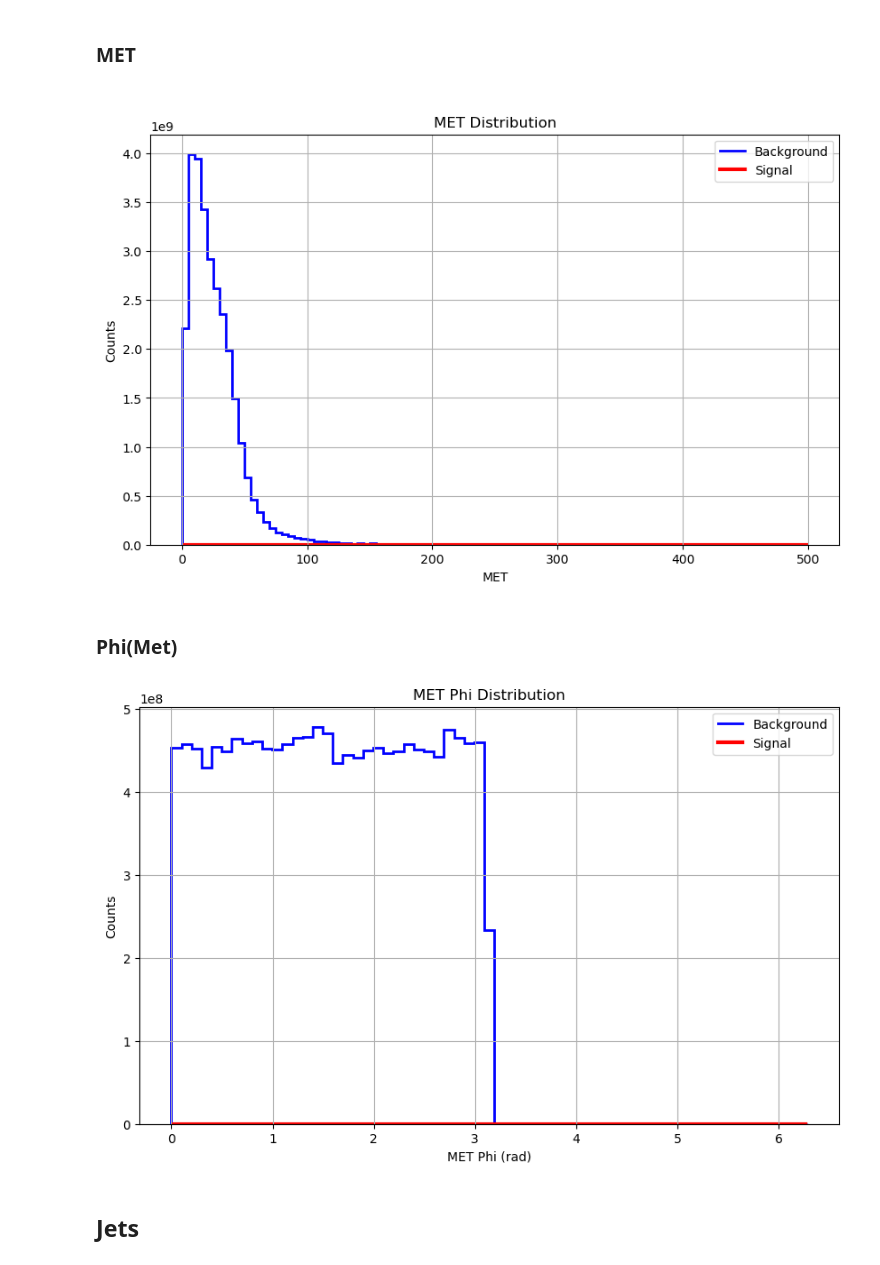
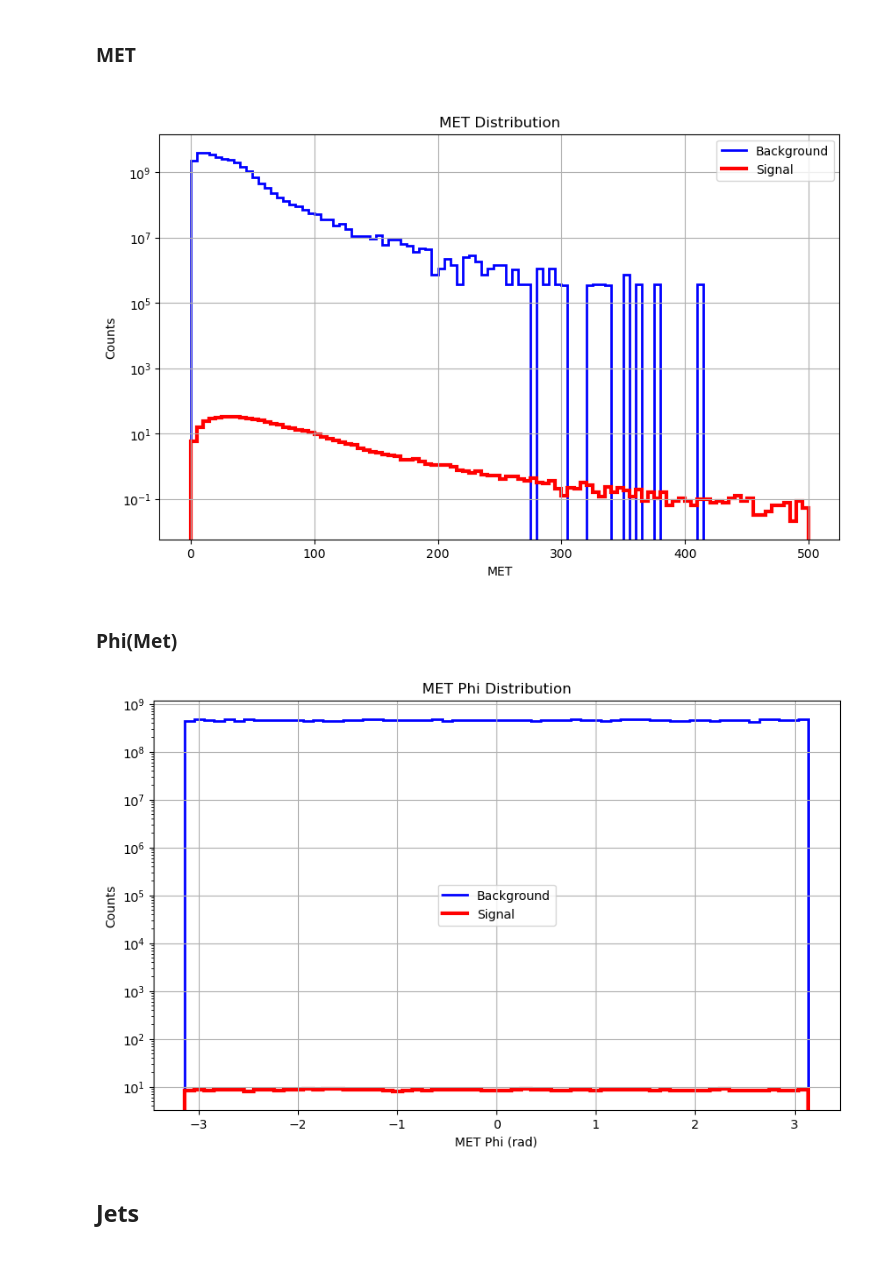
Before and after one commit to MarioPardo/UDEA_HEP_Analysis, a Jupyter notebook: data/AnalysisTemplate.ipynb, the cells around one changed output. Drawn from its saved outputs; the diff is of its cells as text; code cells hidden in the pictures.

```diff
--- a/data/AnalysisTemplate.ipynb
+++ b/data/AnalysisTemplate.ipynb
@@ -45,7 +45,7 @@ binning = {
     "Delta_Eta": {"range": (0, 10), "bins": 100},  # (10 - 0) / 0.1 = 100 bins
     "Transverse": {"range": (0, 500), "bins": 100},  # (2000 - 500) / 20 = 75 bins
     "Eta": {"range": (-5, 5), "bins": 100},  # (5 - (-5)) / 0.1 = 100 bins
-    "Phi": {"range": (0, 2 * np.pi), "bins": 63},  # (2 * pi - 0) / 0.1 = 63 bins
+    "Phi": {"range": (-(np.pi), np.pi), "bins": 63},
     "Invariant": {"range": (50, 3000), "bins": 148}  # (3000 - 50) / 20 = 147.5, rounded to 148 bins
 }
 # %% [markdown]
@@ -99,34 +99,35 @@ for folder_name in os.listdir(current_dir):
 plt.figure(figsize=(10, 6))
 
 # Background histogram
 plt.stairs(
     met_hist_background.values(),
     met_hist_background.axes[0].edges,
     color='blue',
     label='Background',
     linewidth=2
 )
 
 # Signal histogram
 plt.stairs(
     met_hist_signal.values(),
     met_hist_signal.axes[0].edges,
     color='red',
     label='Signal',
     linewidth=3
 )
 
 # Add labels and legend
 plt.xlabel('MET')
 plt.ylabel('Counts')
+plt.yscale('log')
 plt.title('MET Distribution')
 plt.legend()
 plt.grid(True)
 
 # Show the plot
 plt.show()
 # %% [output]
-[figure, old version]
+[figure, new version]
 # %% [markdown]
 <h3> Phi(Met) </h3>
 # %%
@@ -196,6 +197,7 @@ plt.stairs(
 # Add labels and legend
 plt.xlabel('MET Phi (rad)')
 plt.ylabel('Counts')
+plt.yscale('log')
 plt.title('MET Phi Distribution')
 plt.legend()
 plt.grid(True)
@@ -203,7 +205,7 @@ plt.grid(True)
 # Show the plot
 plt.show()
 # %% [output]
-[figure, old version]
+[figure, new version]
 # %% [markdown]
 <h2> Jets </h2>
 # %% [markdown]
```
Also changed, not shown: parts of 8 cells of this notebook.
